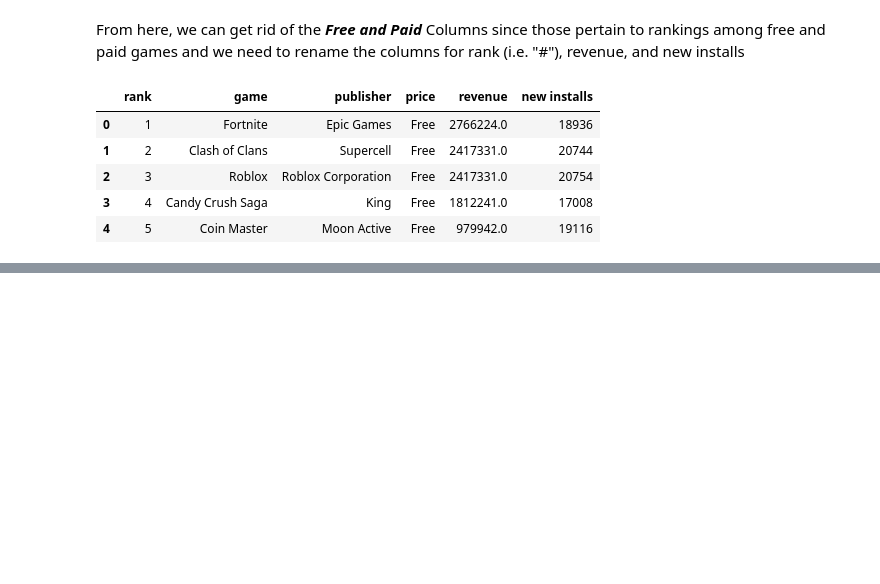
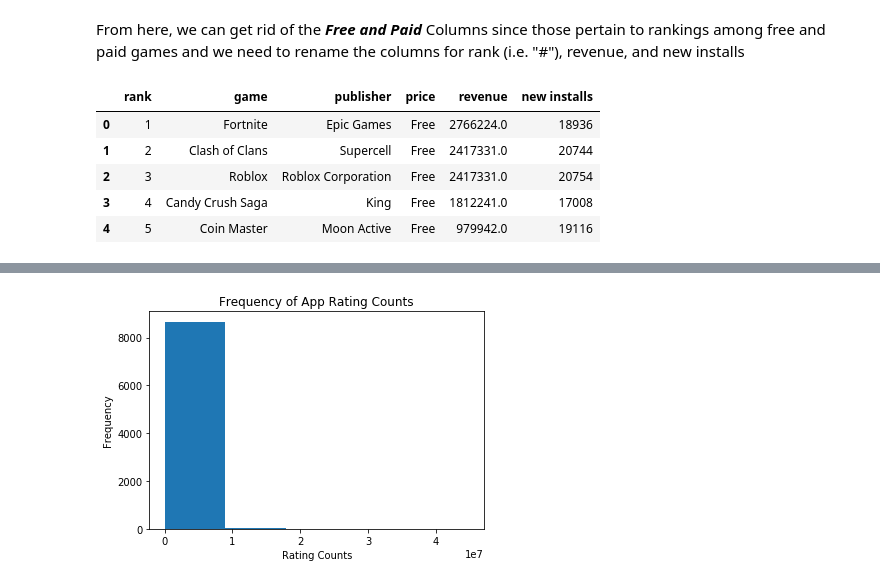
Before and after one commit to morrisq/morrisq.github.io, a Jupyter notebook: Final Project.ipynb, the cells around one changed output, grey strips where cells are left out. Saved outputs shown, nothing was run; the diff lists cells and outputs as text; code cells hidden in the pictures; blank space fills up the shorter version.

```diff
--- a/Final Project.ipynb
+++ b/Final Project.ipynb
@@ -286,0 +350,8 @@ mobile_game_sales_df.head(5)
+# %%
+# Plot histogram of user rating counts
+condensed_df["user rating count"].plot.hist(bins=5, alpha=1)
+plt.xlabel('Rating Counts')
+plt.title("Frequency of App Rating Counts")
+plt.show()
+# %% [output]
+[figure, added]
```
Also changed, not shown: parts of 21 cells of this notebook.
